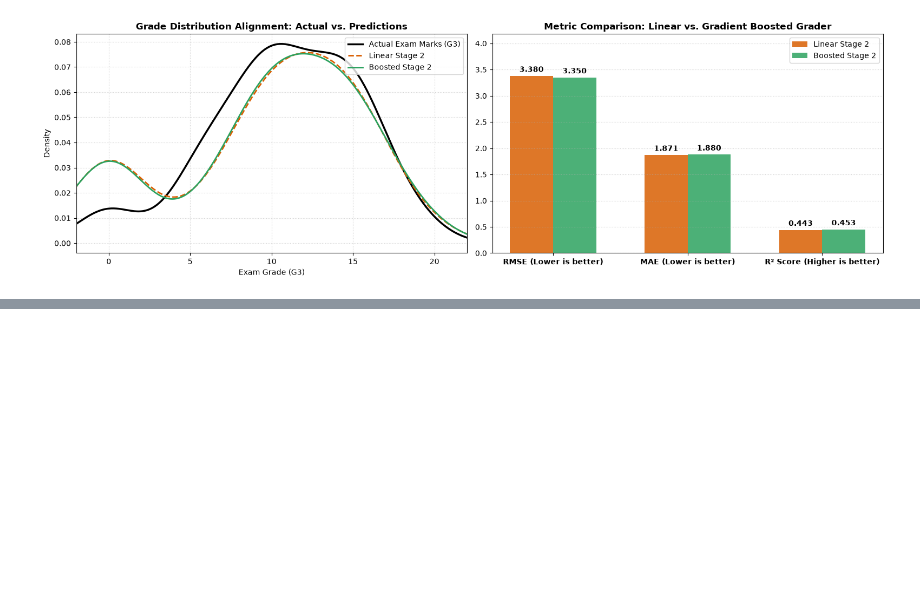
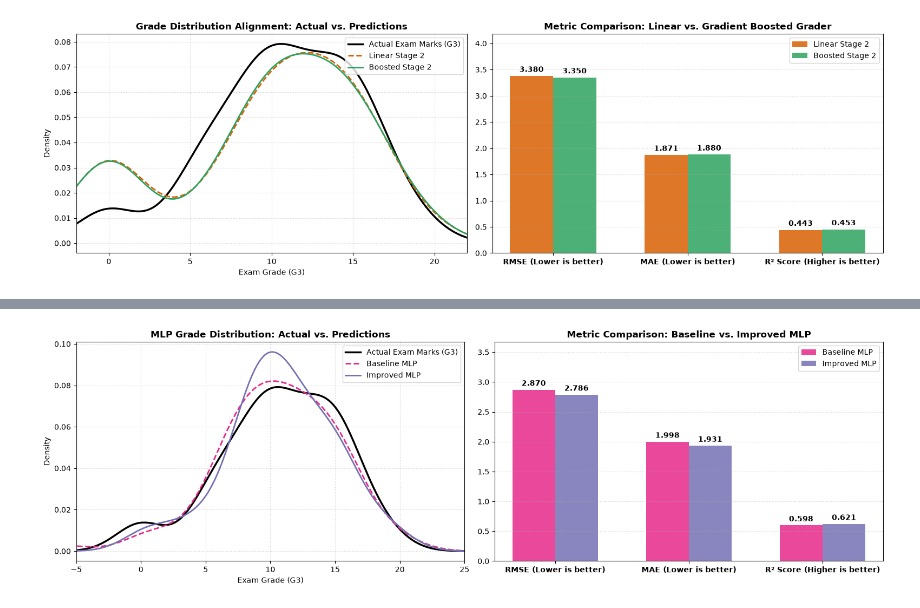
Before and after one commit to J-S-Grewal/Marks_Prediction_Model, a Jupyter notebook: IDC409.ipynb, the cells around one changed output, grey strips where cells are left out. Drawn from its saved outputs; the diff is of its cells as text; code cells hidden in the pictures; blank space fills up the shorter version.

```diff
--- a/IDC409.ipynb
+++ b/IDC409.ipynb
@@ -784,0 +855,65 @@ findfont: Failed to find font weight semibold for DejaVu Sans, now using 700.
+# %%
+import matplotlib.pyplot as plt
+import numpy as np
+import pandas as pd
+
+fig, (ax1, ax2) = plt.subplots(1, 2, figsize=(16, 5))
+
+# ==============================================================================
+# Panel 1: Prediction Density vs. Ground Truth
+# ==============================================================================
+pd.Series(y_test).plot(
+    kind="kde", ax=ax1, label="Actual Exam Marks (G3)", color="black", linewidth=2.5
+)
+pd.Series(y_pred_mlp_base).plot(
+    kind="kde", ax=ax1, label="Baseline MLP", color="#e7298a", linestyle="--", linewidth=2
+)
+pd.Series(y_pred_mlp_imp_clipped).plot(
+    kind="kde", ax=ax1, label="Improved MLP", color="#7570b3", linewidth=2
+)
+
+ax1.set_xlim(-5, 25)
+ax1.set_title("MLP Grade Distribution: Actual vs. Predictions", fontsize=12, fontweight="bold")
+ax1.set_xlabel("Exam Grade (G3)")
+ax1.set_ylabel("Density")
+ax1.grid(True, linestyle=":", alpha=0.6)
+ax1.legend(loc="upper right")
+
+# ==============================================================================
+# Panel 2: Metric Comparison Bar Chart
+# ==============================================================================
+metric_labels = ["RMSE (Lower is better)", "MAE (Lower is better)", "R² Score (Higher is better)"]
+
+# Extract values straight from the dataframe we made in the last cell
+base_vals = [
+    df_mlp_comp.loc["Baseline MLP (Default)", "RMSE"],
+    df_mlp_comp.loc["Baseline MLP (Default)", "MAE"],
+    df_mlp_comp.loc["Baseline MLP (Default)", "R² Score"],
+]
+imp_vals = [
+    df_mlp_comp.loc["Improved MLP (Regularized + Bounded)", "RMSE"],
+    df_mlp_comp.loc["Improved MLP (Regularized + Bounded)", "MAE"],
+    df_mlp_comp.loc["Improved MLP (Regularized + Bounded)", "R² Score"],
+]
+
+x = np.arange(len(metric_labels))
+width = 0.32
+
+b1 = ax2.bar(x - width / 2, base_vals, width, label="Baseline MLP", color="#e7298a", alpha=0.85)
+b2 = ax2.bar(x + width / 2, imp_vals, width, label="Improved MLP", color="#7570b3", alpha=0.85)
+
+ax2.bar_label(b1, padding=3, fmt="%.3f", fontweight="bold")
+ax2.bar_label(b2, padding=3, fmt="%.3f", fontweight="bold")
+
+ax2.set_title("Metric Comparison: Baseline vs. Improved MLP", fontsize=12, fontweight="bold")
+ax2.set_xticks(x)
+ax2.set_xticklabels(metric_labels, fontweight="semibold")
+ax2.set_ylim(0, max(base_vals + imp_vals) + 0.8)
+ax2.grid(axis="y", linestyle=":", alpha=0.6)
+ax2.legend(loc="upper right")
+
+plt.tight_layout()
+plt.savefig("images/mlp_performance_comparison.png", dpi=300)
+plt.show()
+# %% [output]
+[figure, added]
```
Also changed, not shown: parts of 1 cell of this notebook.
